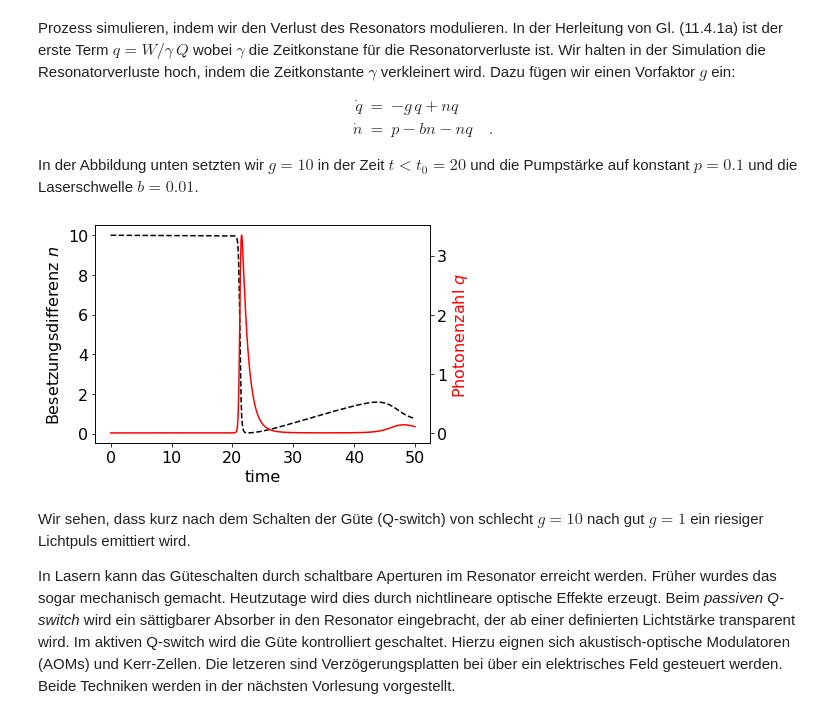
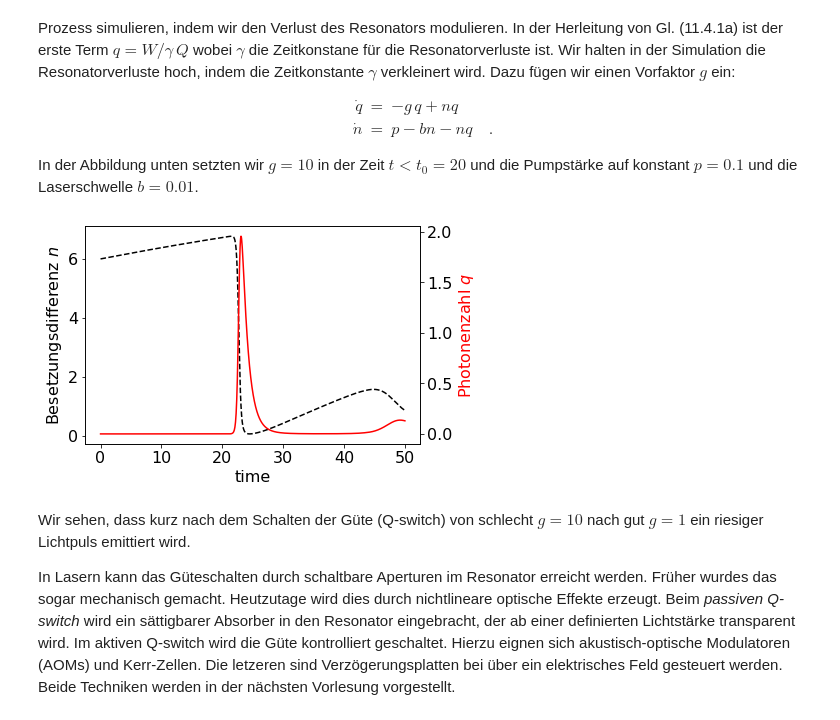
Before and after one commit to cdohl/optik, a Jupyter notebook: 11.ipynb, the cells around one changed output. Drawn from its saved outputs; the diff is of its cells as text; code cells hidden in the pictures.

```diff
--- a/11.ipynb
+++ b/11.ipynb
@@ -124,7 +124,7 @@ b=0.06
 
 def fls(t, y):
     p=0.
-    if (t>50) and (t<100):
+    if (t>50):
         p=0.1
     qdot=-y[0]+y[0]*y[1]
     ndot=p-b*y[1]-y[0]*y[1]
@@ -156,35 +156,35 @@ In der Abbildung unten setzten wir $g=10$ in der Zeit $t<t_0=20$ und die Pumpst
 # %%
 from scipy.integrate import solve_ivp
 import numpy as np
 import matplotlib.pyplot as plt
 import matplotlib
 matplotlib.rc('font', **{'size'   : 16})
 
 
 
 
 def fls(t, y):
     b=0.01
     p=0.1
     g=10.
     if t>20:
         g=1.
     qdot=-g*y[0]+y[0]*y[1]
     ndot=p-b*y[1]-2.*y[0]*y[1]
     return [qdot, ndot]
 
-res = solve_ivp(fls, (0., 50), [1e-4,10.],t_eval=np.linspace(0,50,1000))
+res = solve_ivp(fls, (0., 50), [1e-4,6.],t_eval=np.linspace(0,50,1000))
 
 fig,ax = plt.subplots()
 # make a plot
 ax.plot(res.t,res.y[1,:],'k--')
 ax.set_ylabel('Besetzungsdifferenz $n$')
 ax2=ax.twinx()
 ax2.plot(res.t,res.y[0,:],'r-')
 ax2.set_ylabel('Photonenzahl $q$',color="red")
 ax.set_xlabel('time');
 # %% [output]
-[figure, old version]
+[figure, new version]
 # %% [markdown]
 Wir sehen, dass kurz nach dem Schalten der Güte (Q-switch) von schlecht $g=10$ nach gut $g=1$ ein riesiger Lichtpuls emittiert wird.
 
```
Also changed, not shown: parts of 2 cells of this notebook, 16 other files.
